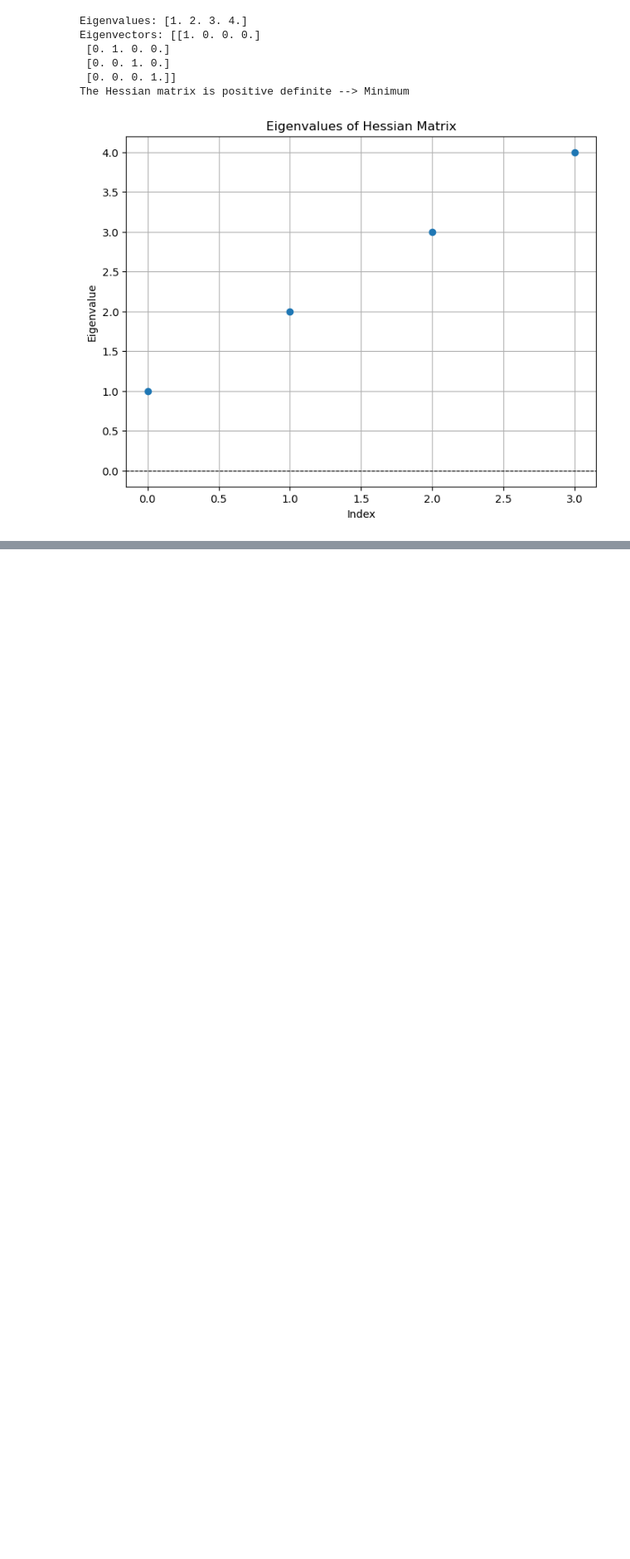
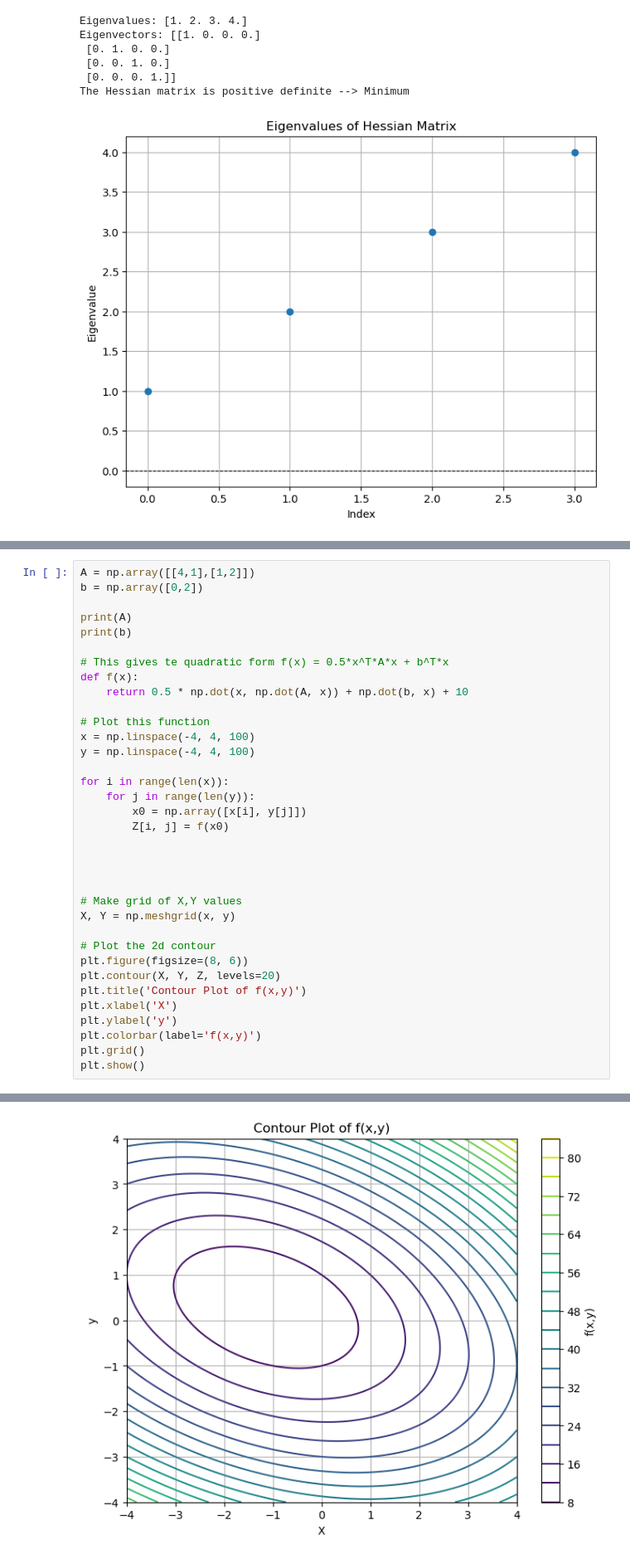
Before and after one commit to LukasMeinschad/Studium, a Jupyter notebook: Chemie/TC/Comp_Sim/Comp_Sim.ipynb, the cells around one changed output, grey strips where cells are left out. Shown at 83% size. Drawn from its saved outputs; the diff is of its cells as text; blank space fills up the shorter version.

```diff
--- a/Chemie/TC/Comp_Sim/Comp_Sim.ipynb
+++ b/Chemie/TC/Comp_Sim/Comp_Sim.ipynb
@@ -429,0 +1130,36 @@ Hessian matrix:
+# %%
+A = np.array([[4,1],[1,2]])
+b = np.array([0,2])
+
+print(A)
+print(b)
+
+# This gives te quadratic form f(x) = 0.5*x^T*A*x + b^T*x
+def f(x):
+    return 0.5 * np.dot(x, np.dot(A, x)) + np.dot(b, x) + 10
+
+# Plot this function
+x = np.linspace(-4, 4, 100)
+y = np.linspace(-4, 4, 100)
+
+for i in range(len(x)):
+    for j in range(len(y)):
+        x0 = np.array([x[i], y[j]])
+        Z[i, j] = f(x0)
+
+
+
+
+# Make grid of X,Y values
+X, Y = np.meshgrid(x, y)
+
+# Plot the 2d contour
+plt.figure(figsize=(8, 6))
+plt.contour(X, Y, Z, levels=20)
+plt.title('Contour Plot of f(x,y)')
+plt.xlabel('X')
+plt.ylabel('y')
+plt.colorbar(label='f(x,y)')
+plt.grid()
+plt.show()
+# %% [output]
@@ -429,0 +1169 @@ Hessian matrix:
+[figure, added]
```
Also changed, not shown: parts of 32 cells of this notebook, 11 other files.
